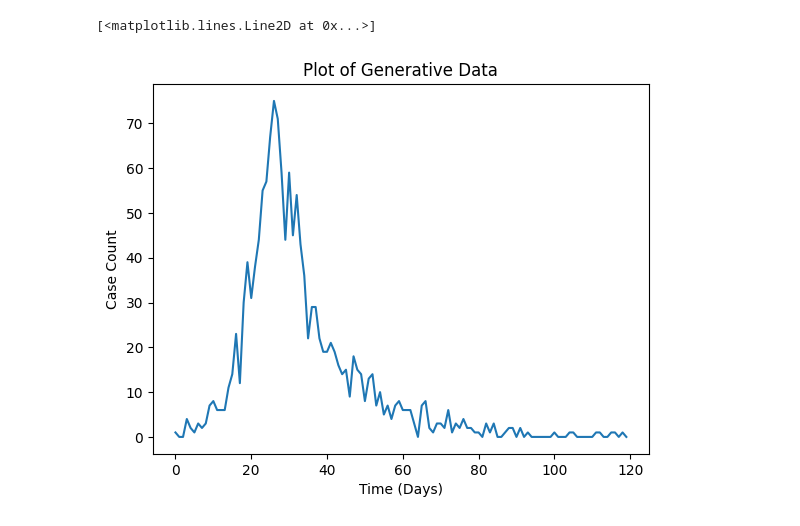
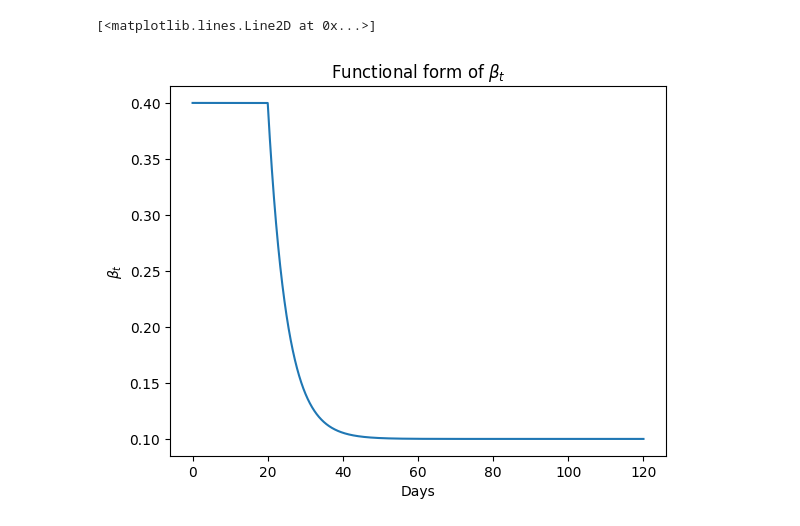
Before and after one commit to Averydx/PMCMC, a Jupyter notebook: examples/generative_data_calvetti.ipynb, the cells around one changed output. Saved outputs shown, nothing was run; the diff lists cells and outputs as text; code cells hidden in the pictures.

```diff
--- a/examples/generative_data_calvetti.ipynb
+++ b/examples/generative_data_calvetti.ipynb
@@ -67,11 +6,0 @@ pd.DataFrame(state).to_csv('../data_sets/calvetti_state_poisson.csv',index = Fal
-# %%
-
-data = np.expand_dims(rng.poisson(eta * state[1,::int(1/dt)]),0)
-
-plt.title('Plot of Generative Data')
-plt.xlabel('Time (Days)')
-plt.ylabel('Case Count')
-plt.plot(t_vec[::int(1/dt)],data.T)
-# %% [output]
-[<matplotlib.lines.Line2D at 0x...>]
-[figure, removed]
@@ -77,0 +41,16 @@ plt.plot(t_vec[::int(1/dt)],data.T)
+# %%
+'''Plots the functional form of beta(t), negative exponential'''
+
+beta_ts = np.linspace(0,120,120000)
+
+betas = []
+for i in range(np.shape(beta_ts)[0]):
+    betas.append(beta(beta_ts[i],beta_par))
+
+plt.xlabel('Days')
+plt.ylabel('$\\beta_t$')
+plt.title('Functional form of $\\beta_t$')
+plt.plot(beta_ts,np.array(betas))
+# %% [output]
+[<matplotlib.lines.Line2D at 0x...>]
+[figure, added]
```
Also changed, not shown: parts of 8 cells of this notebook, 5 other files.
